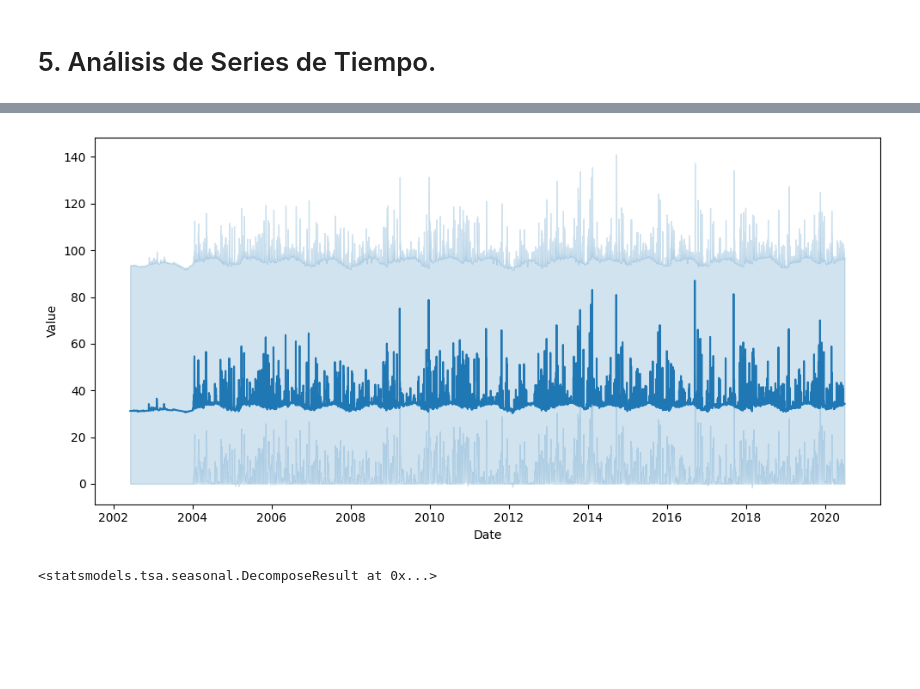
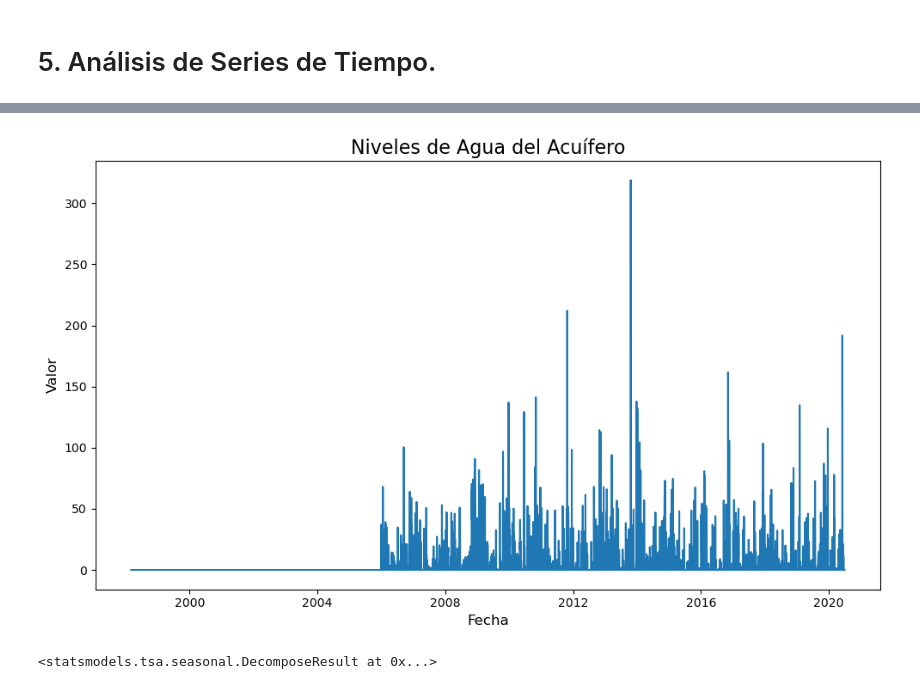
Before and after one commit to Bere333/Smart-Water-Analytics-BBRH, a Jupyter notebook: src/02_modeling_and_evaluation.ipynb, the cells around one changed output, grey strips where cells are left out. Cells and saved outputs as stored; diff of their text form; code cells hidden in the pictures; blank space fills up the shorter version.

```diff
--- a/src/02_modeling_and_evaluation.ipynb
+++ b/src/02_modeling_and_evaluation.ipynb
@@ -136,4 +131,4 @@ train_data_water_spring, test_data_water_spring = split_time_series_by_percentag
 # %% [markdown]
 # 5. Análisis de Series de Tiempo.
 # %%
-df_aquifers['Date'] = pd.to_datetime(df_aquifers['Date'], errors='coerce')
+train_data_aquifers['Date'] = pd.to_datetime(train_data_aquifers['Date'], errors='coerce')
@@ -140,2 +156,2 @@ df_aquifers['Date'] = pd.to_datetime(df_aquifers['Date'], errors='coerce')
 # %%
-df_aquifers['Date'] = df_aquifers['Date'].dt.date
+train_data_aquifers['Date'] = train_data_aquifers['Date'].dt.date
@@ -142,5 +164,5 @@ df_aquifers['Date'] = df_aquifers['Date'].dt.date
 # %%
-all_data = df_aquifers.set_index('Date')
+all_data = train_data_aquifers.set_index('Date')
 # %%
 ts = all_data["Value"]
 # %%
@@ -156,13 +331,24 @@ Name: Value, dtype: float64
 # %%
-fig, axis = plt.subplots(figsize = (10, 5))
+# --- Código mejorado para la gráfica ---
+fig, axis = plt.subplots(figsize=(10, 6))
 
-sns.lineplot(data = ts)
+# Título de la gráfica
+plt.title('Niveles de Agua del Acuífero', fontsize=16)
 
+# Etiquetas de los ejes
+plt.xlabel('Fecha', fontsize=12)
+plt.ylabel('Valor', fontsize=12) # Considera cambiar 'Valor' por una unidad más específica
+
+# Gráfica de la línea
+sns.lineplot(data=ts, ax=axis)
+
+# Ajustar el diseño para que todo quepa
 plt.tight_layout()
 
+# Mostrar la gráfica
 plt.show()
 # %% [output]
-[figure, old version]
+[figure, new version]
 # %%
 # Decompose the time series to analyze its components
 decomposition = seasonal_decompose(ts, period = 12)
```
Also changed, not shown: parts of 25 cells of this notebook.
